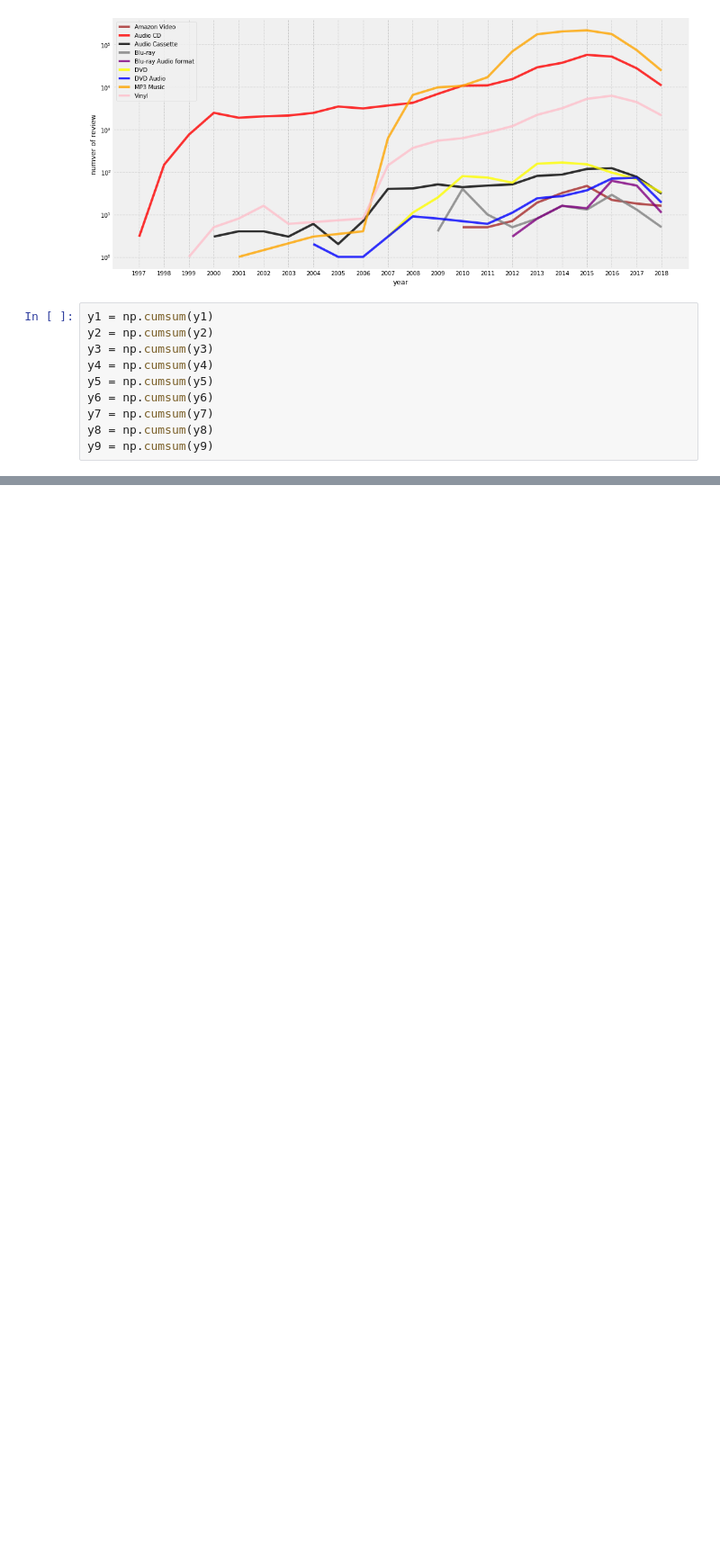
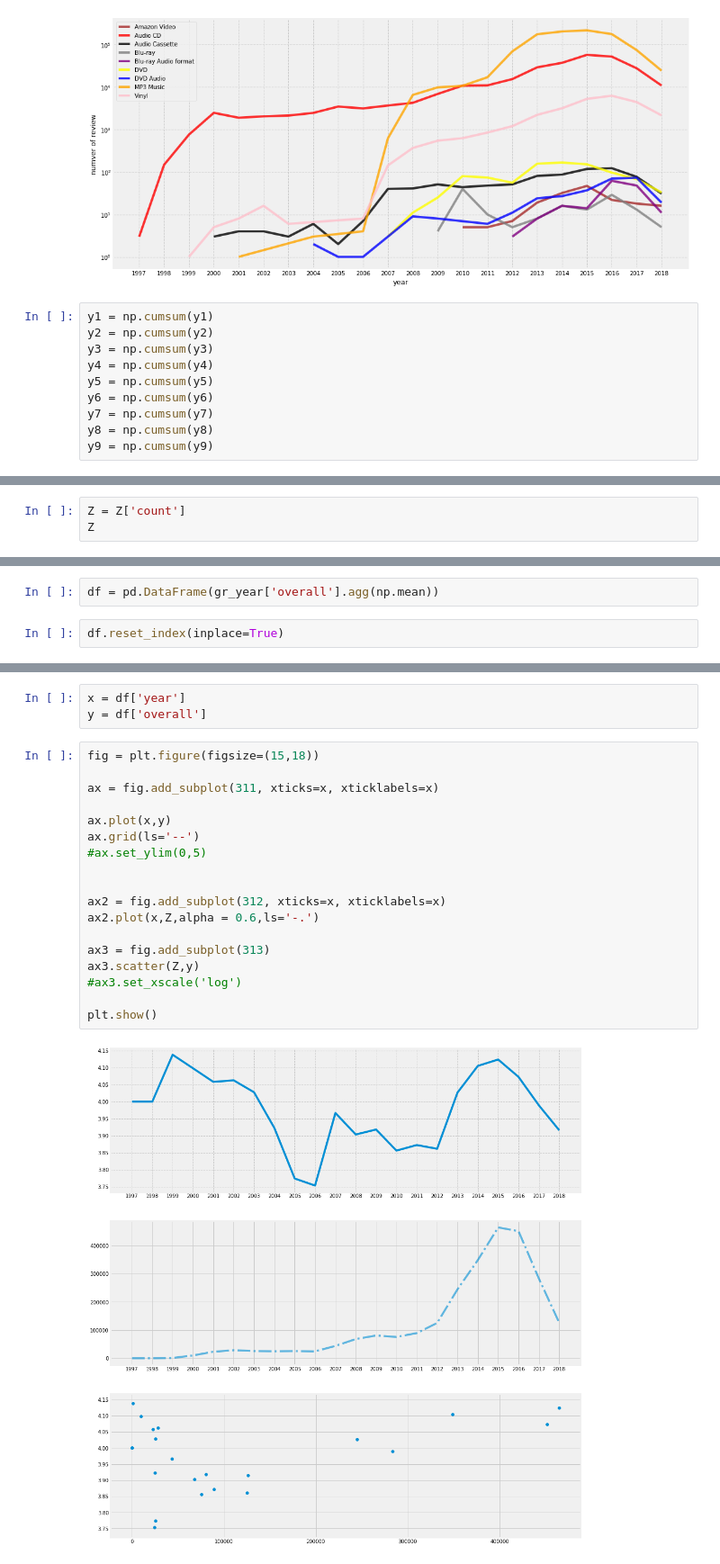
Before and after one commit to smartiiv/data_viz, a Jupyter notebook: Midtermproject.ipynb, the cells around one changed output, grey strips where cells are left out. Shown at 90% size. Drawn from its saved outputs; the diff is of its cells as text; blank space fills up the shorter version.

```diff
--- a/Midtermproject.ipynb
+++ b/Midtermproject.ipynb
@@ -343,0 +392,3 @@ Metadata.head()
+# %%
+Z = Z['count']
+Z
@@ -343,0 +413,4 @@ Metadata.head()
+# %%
+df = pd.DataFrame(gr_year['overall'].agg(np.mean))
+# %%
+df.reset_index(inplace=True)
@@ -343,0 +437,23 @@ Metadata.head()
+# %%
+x = df['year']
+y = df['overall']
+# %%
+fig = plt.figure(figsize=(15,18))
+
+ax = fig.add_subplot(311, xticks=x, xticklabels=x)
+
+ax.plot(x,y)
+ax.grid(ls='--')
+#ax.set_ylim(0,5)
+
+
+ax2 = fig.add_subplot(312, xticks=x, xticklabels=x)
+ax2.plot(x,Z,alpha = 0.6,ls='-.')
+
+ax3 = fig.add_subplot(313)
+ax3.scatter(Z,y)
+#ax3.set_xscale('log')
+
+plt.show()
+# %% [output]
+[figure, added]
```
Also changed, not shown: parts of 31 cells of this notebook.
